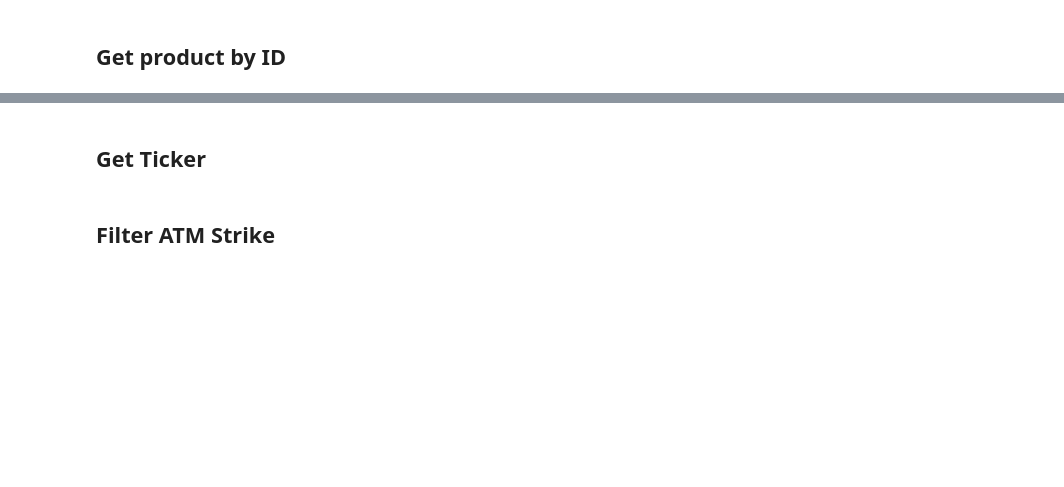
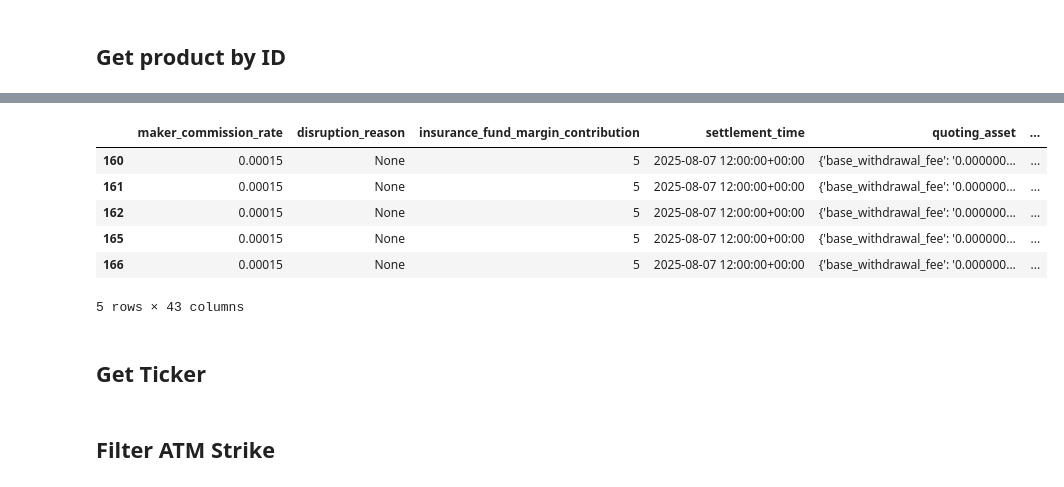
Before and after one commit to mynamerahulkumar/algotradingdeltaindiaYT, a Jupyter notebook: 1cryptoalgotradingdelta/1DeltaExchangeTrade.ipynb, the cells around one changed output, grey strips where cells are left out. Cells and saved outputs as stored; diff of their text form; code cells hidden in the pictures; blank space fills up the shorter version.

```diff
--- a/1cryptoalgotradingdelta/1DeltaExchangeTrade.ipynb
+++ b/1cryptoalgotradingdelta/1DeltaExchangeTrade.ipynb
@@ -96,3 +195,15 @@ delta_client.get_product('C-ETH-2860-250225')
+# %%
+ethdf = symdf[(symdf.expiry ==expiryDate.date() )& (symdf.contract_unit_currency == 'ETH') ]
+# %%
+ethdf.head()
+# %% [output]
+|  | maker_commission_rate | disruption_reason | insurance_fund_margin_contribution | settlement_time | quoting_asset | ... |
+| 160 | 0.00015 | None | 5 | 2025-08-07 12:00:00+00:00 | {'base_withdrawal_fee': '0.000000... | ... |
+| 161 | 0.00015 | None | 5 | 2025-08-07 12:00:00+00:00 | {'base_withdrawal_fee': '0.000000... | ... |
+| 162 | 0.00015 | None | 5 | 2025-08-07 12:00:00+00:00 | {'base_withdrawal_fee': '0.000000... | ... |
+| 165 | 0.00015 | None | 5 | 2025-08-07 12:00:00+00:00 | {'base_withdrawal_fee': '0.000000... | ... |
+| 166 | 0.00015 | None | 5 | 2025-08-07 12:00:00+00:00 | {'base_withdrawal_fee': '0.000000... | ... |
+5 rows × 43 columns
 # %% [markdown]
 ## Get Ticker
 # %%
```
Also changed, not shown: parts of 13 cells of this notebook, 3 other files.
